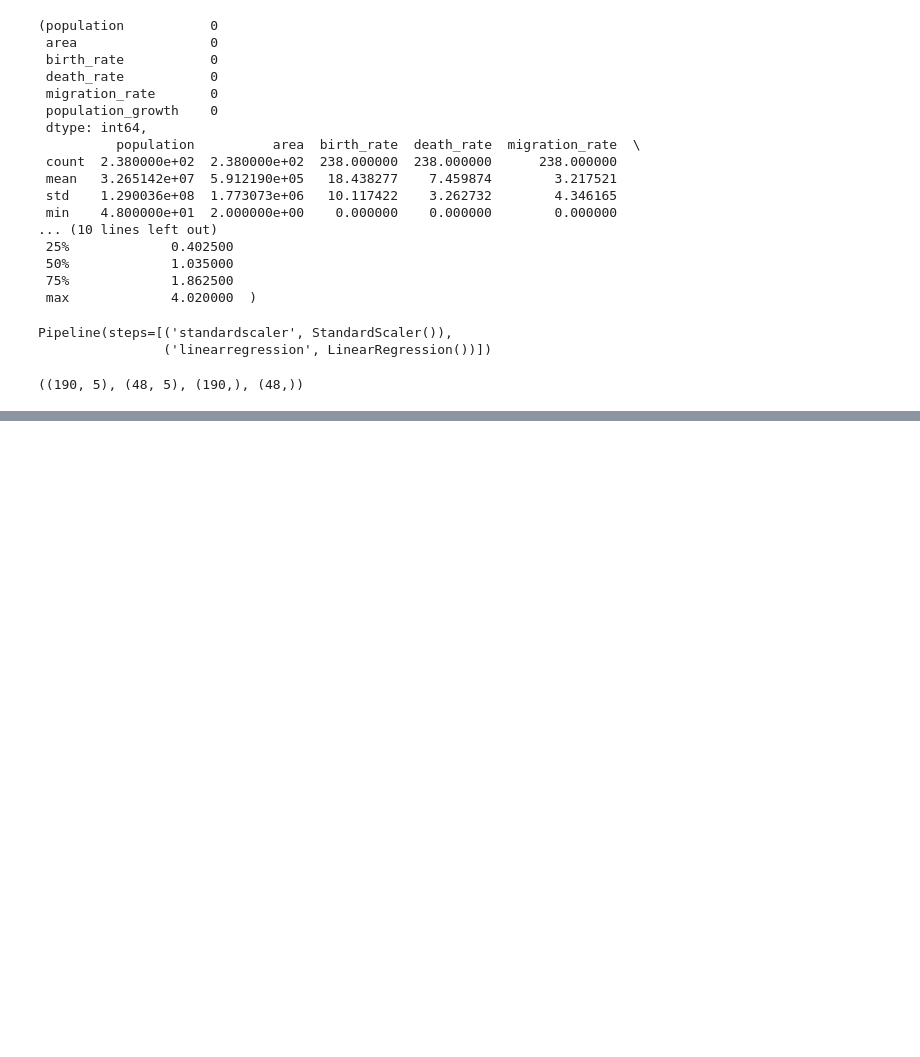
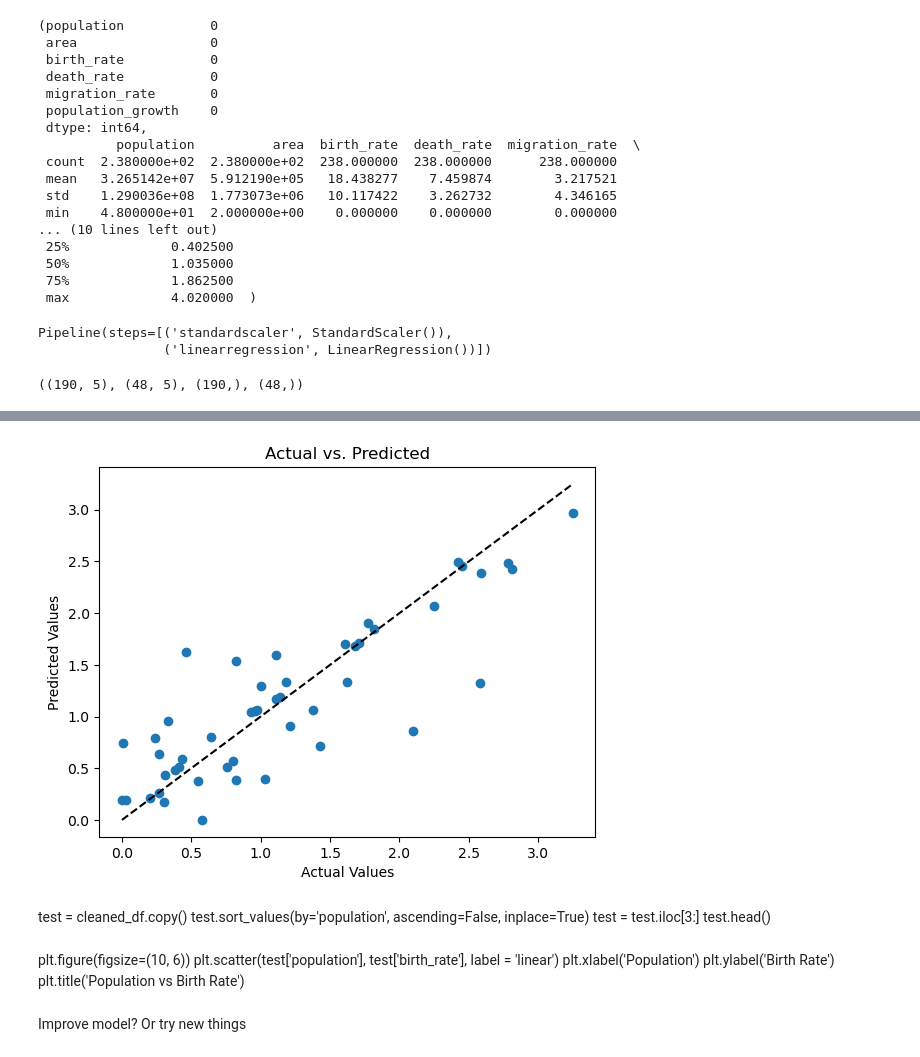
Before and after one commit to SlothKai/Exploratory-Data-Analysis, a Jupyter notebook: Countries_And_Cities_Data_Analysis/machine_learning.ipynb, the cells around one changed output, grey strips where cells are left out. Drawn from its saved outputs; the diff is of its cells as text; code cells hidden in the pictures; blank space fills up the shorter version.

```diff
--- a/Countries_And_Cities_Data_Analysis/machine_learning.ipynb
+++ b/Countries_And_Cities_Data_Analysis/machine_learning.ipynb
@@ -81,0 +143,22 @@ mse, r2
+# %%
+plt.scatter(y_test, y_pred)
+plt.plot([y_test.min(), y_test.max()], [y_test.min(), y_test.max()], 'k--')
+plt.xlabel("Actual Values")
+plt.ylabel("Predicted Values")
+plt.title("Actual vs. Predicted")
+plt.show()
+# %% [output]
+[figure, added]
+# %% [markdown]
+test = cleaned_df.copy()
+test.sort_values(by='population', ascending=False, inplace=True)
+test = test.iloc[3:]
+test.head()
+# %% [markdown]
+plt.figure(figsize=(10, 6))
+plt.scatter(test['population'], test['birth_rate'], label = 'linear')
+plt.xlabel('Population')
+plt.ylabel('Birth Rate')
+plt.title('Population vs Birth Rate')
+# %% [markdown]
+Improve model? Or try new things
```
Also changed, not shown: parts of 10 cells of this notebook.
